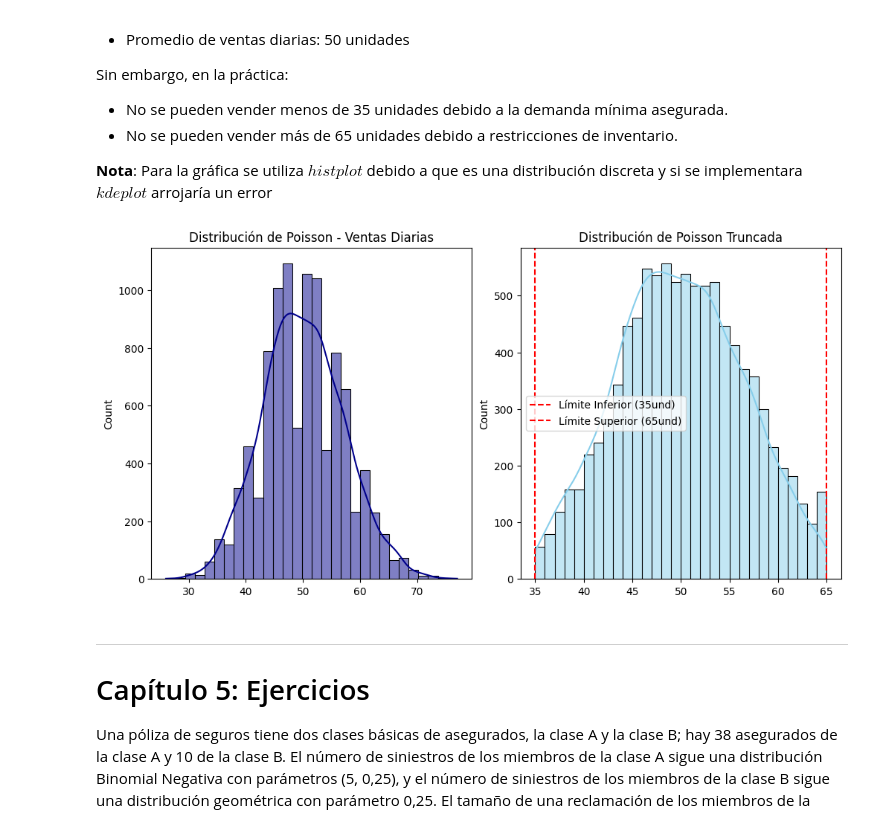
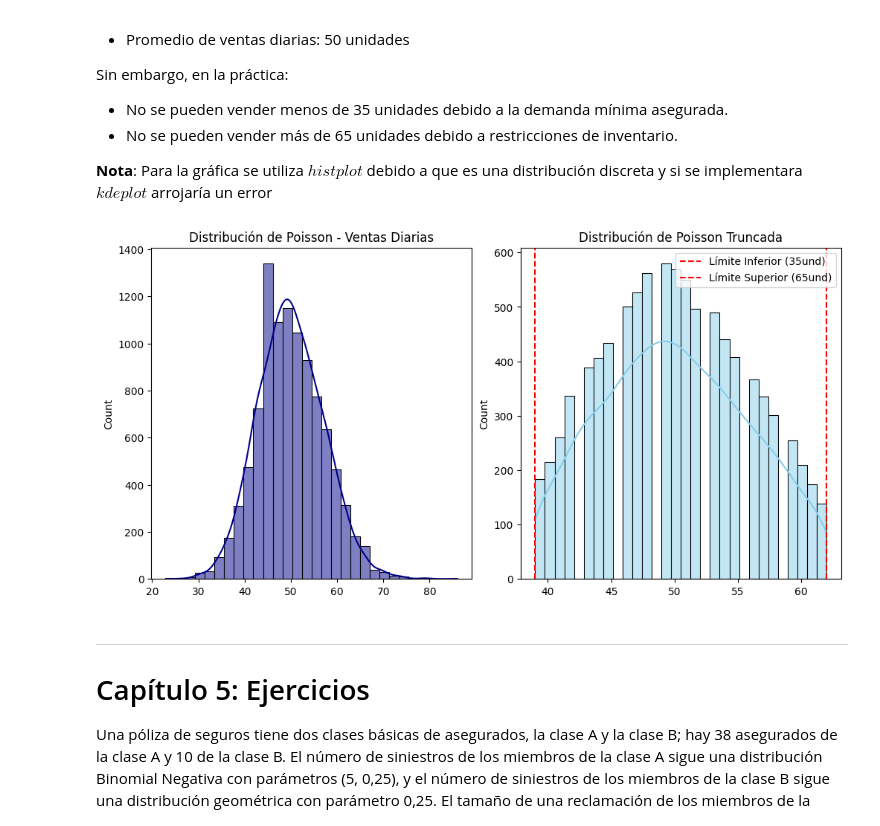
Before and after one commit to Tomaslopera/Truncamiento, a Jupyter notebook: Truncamiento.ipynb, the cells around one changed output. Cells and saved outputs as stored; diff of their text form; code cells hidden in the pictures.

```diff
--- a/Truncamiento.ipynb
+++ b/Truncamiento.ipynb
@@ -323,25 +328,28 @@ Sin embargo, en la práctica:
 # %%
 fig, ax = plt.subplots(nrows=1, ncols=2, figsize=(10, 5), layout='constrained')
 
 lambda_sales = 50
 
 # Distribución de Poisson
 poisson_sales = np.random.poisson(lam=lambda_sales, size=10000)
 sns.histplot(poisson_sales, bins=30, color='darkblue', kde=True, alpha=0.5, ax=ax[0])
 ax[0].set_title('Distribución de Poisson - Ventas Diarias')
 
+sales_min = np.percentile(poisson_sales, 5)  # Límite inferior de ventas
+sales_max = np.percentile(poisson_sales, 95)  # Límite superior de ventas
+
 # Distribución Truncada
-sales_min, sales_max = 35, 65
+
 truncated_poisson_sales = poisson_sales[(poisson_sales >= sales_min) & (poisson_sales <= sales_max)]
 sns.histplot(truncated_poisson_sales, bins=30, color='skyblue', kde=True, alpha=0.5, ax=ax[1])
 ax[1].set_title('Distribución de Poisson Truncada')
 ax[1].axvline(sales_min, color='red', linestyle='dashed', label='Límite Inferior (35und)')
 ax[1].axvline(sales_max, color='red', linestyle='dashed', label='Límite Superior (65und)')
 ax[1].legend()
 
 plt.show()
 # %% [output]
-[figure, old version]
+[figure, new version]
 # %% [markdown]
 ---------------------
 
```
Also changed, not shown: parts of 7 cells of this notebook.
